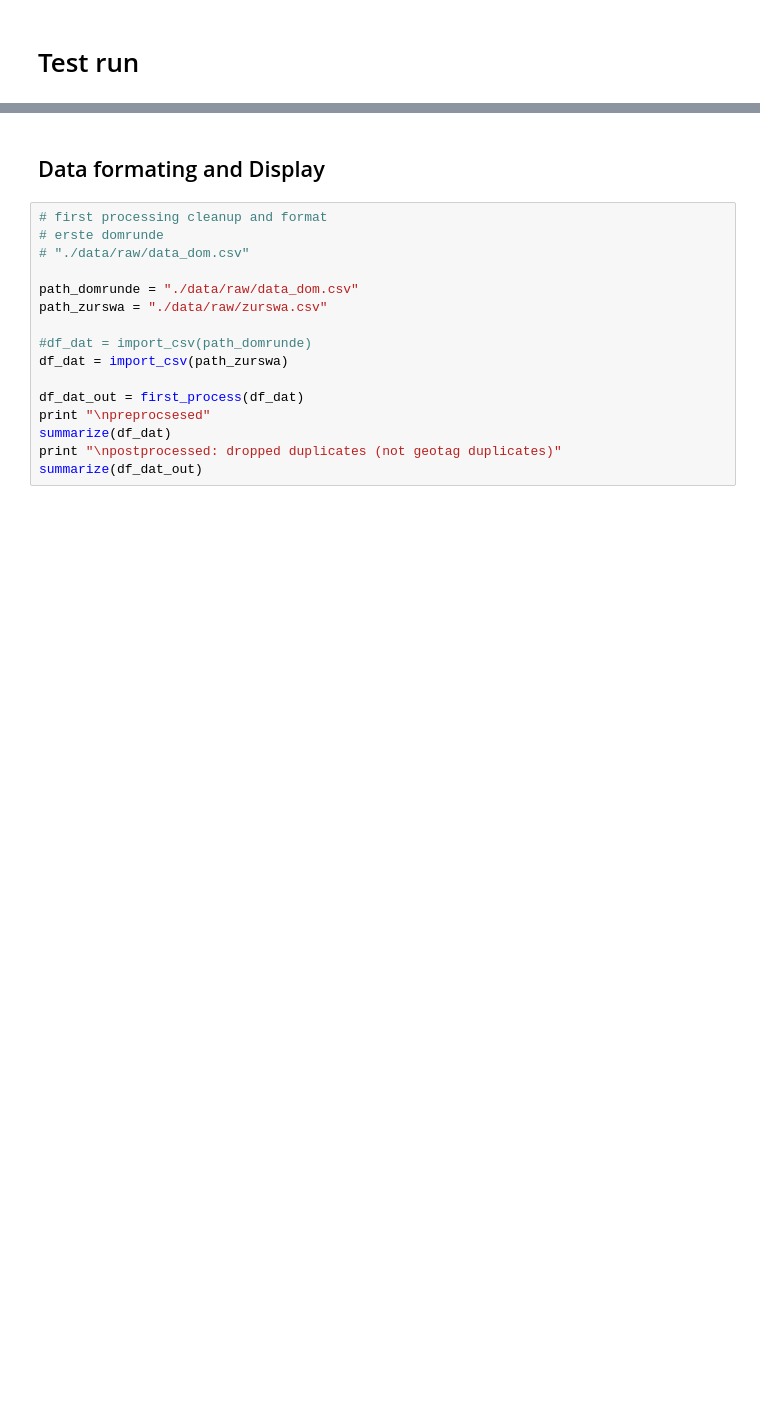
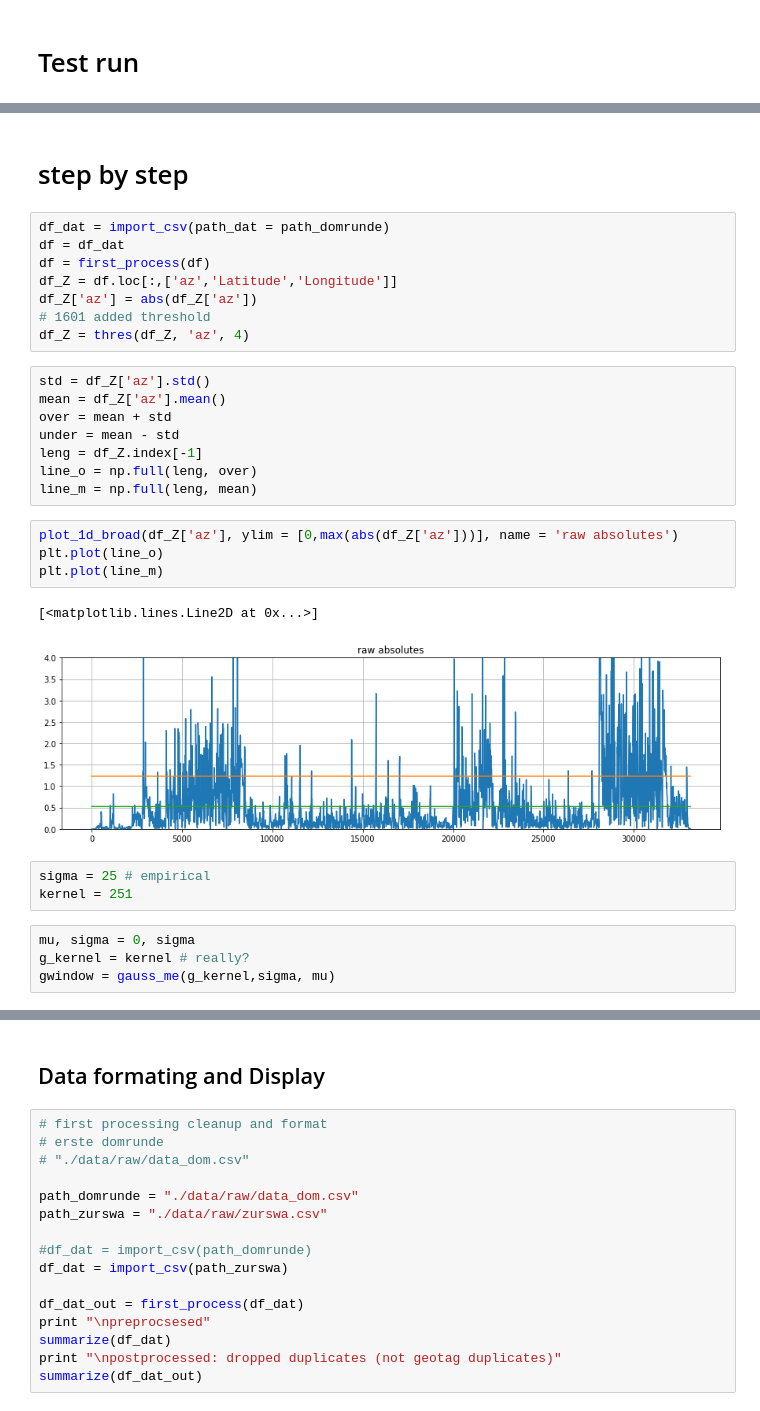
Before and after one commit to schienenersatzverkehr/byke, a Jupyter notebook: complete_process.ipynb, the cells around one changed output, grey strips where cells are left out. Saved outputs shown, nothing was run; the diff lists cells and outputs as text; blank space fills up the shorter version.

```diff
--- a/complete_process.ipynb
+++ b/complete_process.ipynb
@@ -485,0 +530,32 @@ infohash
+# %% [markdown]
+# step by step
+# %%
+df_dat = import_csv(path_dat = path_domrunde)
+df = df_dat
+df = first_process(df)
+df_Z = df.loc[:,['az','Latitude','Longitude']]
+df_Z['az'] = abs(df_Z['az'])
+# 1601 added threshold
+df_Z = thres(df_Z, 'az', 4)
+# %%
+std = df_Z['az'].std()
+mean = df_Z['az'].mean()
+over = mean + std
+under = mean - std
+leng = df_Z.index[-1]
+line_o = np.full(leng, over)
+line_m = np.full(leng, mean)
+# %%
+plot_1d_broad(df_Z['az'], ylim = [0,max(abs(df_Z['az']))], name = 'raw absolutes')
+plt.plot(line_o)
+plt.plot(line_m)
+# %% [output]
+[<matplotlib.lines.Line2D at 0x...>]
+[figure, added]
+# %%
+sigma = 25 # empirical
+kernel = 251
+# %%
+mu, sigma = 0, sigma
+g_kernel = kernel # really?
+gwindow = gauss_me(g_kernel,sigma, mu)
```
Also changed, not shown: parts of 27 cells of this notebook, 5 other files.
